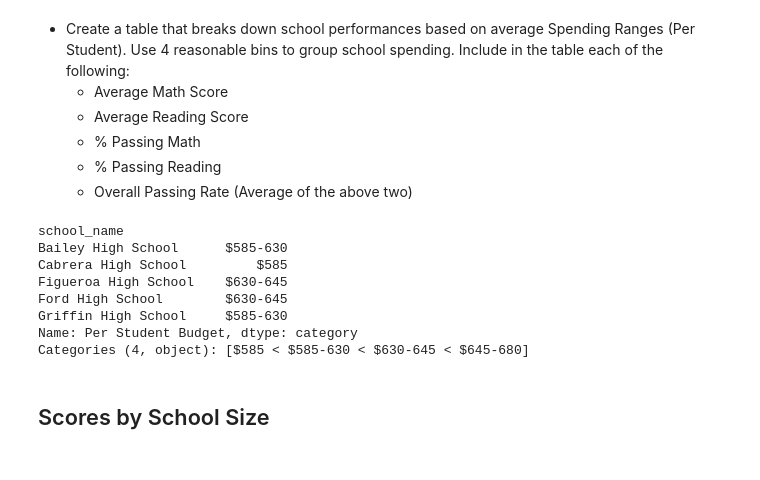
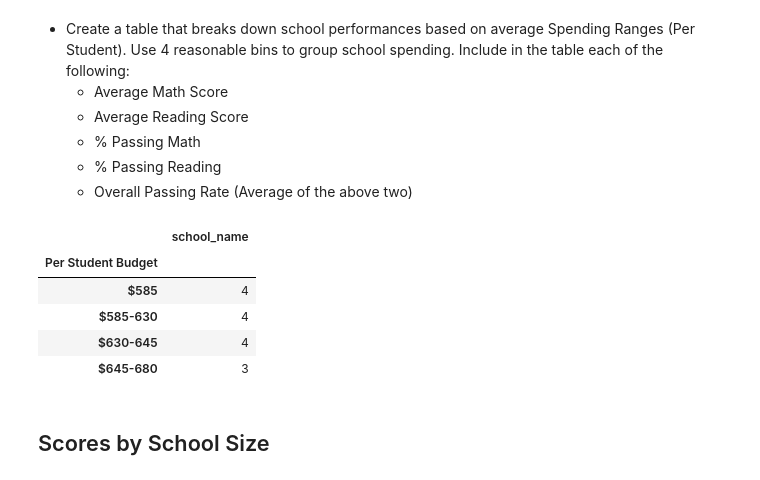
Before and after one commit to kehull/pandas-challenge, a Jupyter notebook: PyCitySchools/PyCitySchools.ipynb, the cells around one changed output. Cells and saved outputs as stored; diff of their text form; code cells hidden in the pictures.

```diff
--- a/PyCitySchools/PyCitySchools.ipynb
+++ b/PyCitySchools/PyCitySchools.ipynb
@@ -274,21 +274,28 @@ Reading_Comparison
   * % Passing Reading
   * Overall Passing Rate (Average of the above two)
 # %%
+#create bins
 bins = [0, 584, 629, 644, 680]
 group_labels = ["$585", "$585-630", "$630-645", "$645-680"]
+#convert Per Student Budget to a float so it can be binned
+School_Comparison[School_Comparison.columns[1:]] = School_Comparison[School_Comparison.columns[1:]].replace('[\$,]', '', regex=True).astype(float)
+#cut the budget data into bins
+Spending_Comparison = pd.cut(School_Comparison["Per Student Budget"], bins, labels=group_labels)
 
-School_Comparison[School_Comparison.columns[1:]] = School_Comparison[School_Comparison.columns[1:]].replace('[\$,]', '', regex=True).astype(float)
+#at this point, I don't understand why the code is automatically using the school names as the index. The next line
+#gives me the index I want, but I'm struggling to get the rest of the data in place.
 
-pd.cut(School_Comparison["Per Student Budget"], bins, labels=group_labels).head()
+Spending_Comparison.reset_index().groupby("Per Student Budget").count()
+
+Spending_Comparision["Per Student"] = pd.cut(ted_df["views"], bins, labels=group_labels)
+ted_df.head()
 # %% [output]
-school_name
-Bailey High School      $585-630
-Cabrera High School         $585
-Figueroa High School    $630-645
-Ford High School        $630-645
-Griffin High School     $585-630
-Name: Per Student Budget, dtype: category
-Categories (4, object): [$585 < $585-630 < $630-645 < $645-680]
+|  | school_name |
+| Per Student Budget |  |
+| $585 | 4 |
+| $585-630 | 4 |
+| $630-645 | 4 |
+| $645-680 | 3 |
 # %% [markdown]
 ## Scores by School Size
 # %% [markdown]
```
